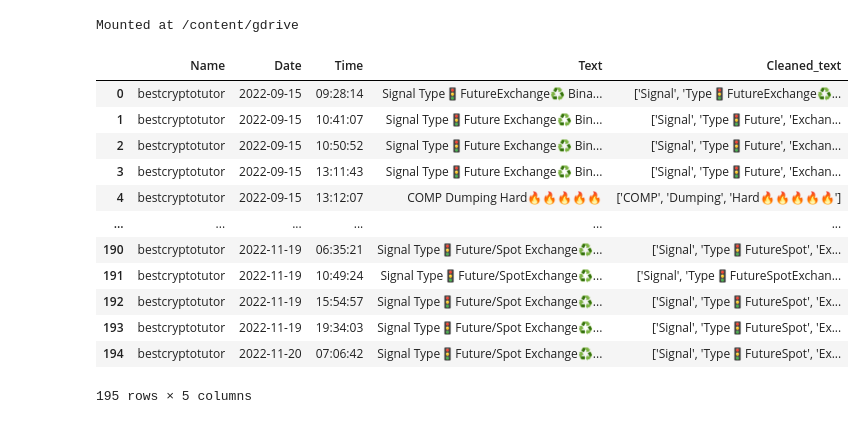
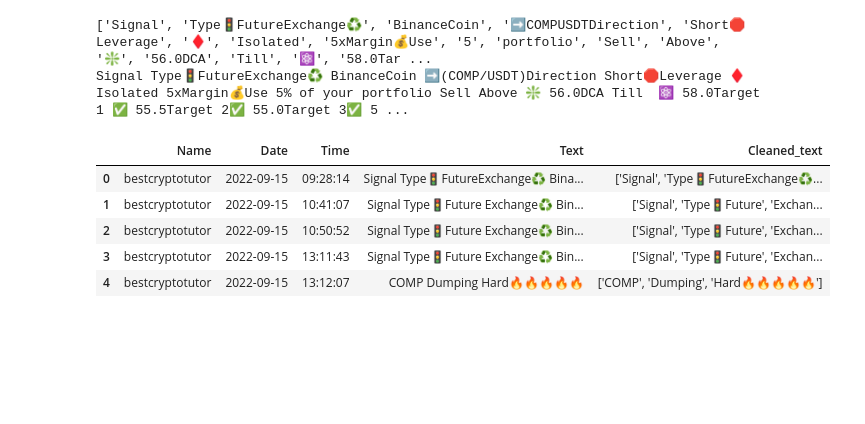
Before and after one commit to Sammam-Sohail/FinalYear, a Jupyter notebook: Channels/bestcryptotutor/bestcryptotutor.ipynb, the cells around one changed output. Cells and saved outputs as stored; diff of their text form; code cells hidden in the pictures; blank space fills up the shorter version.

```diff
--- a/Channels/bestcryptotutor/bestcryptotutor.ipynb
+++ b/Channels/bestcryptotutor/bestcryptotutor.ipynb
@@ -1,8 +1,3 @@
-# %%
-from google.colab import drive
-drive.mount('/content/gdrive')
-# %% [output]
-Mounted at /content/gdrive
 # %%
 import pandas as pd
 import re
@@ -9,19 +5,17 @@ import re
 # %%
 colnames=['Name','Date','Time', 'Text','Cleaned_text']
-df = pd.read_csv('/content/gdrive/MyDrive/FinalYear/Models/s/Channels/bestcryptotutor/1_bestcryptotutor.csv',header=None,names = colnames)
-df
+exchanges = ['BINANCE', 'BYBIT', 'FTX', 'HUOBI', 'KUCOIN', 'POLONIEX','KRAKEN']
+df = pd.read_csv('./1_bestcryptotutor.csv',names = colnames,header=None)
+print(df['Cleaned_text'][0])
+print(df['Text'][0])
+df.head()
 # %% [output]
+['Signal', 'Type🚦FutureExchange♻️', 'BinanceCoin', '➡️COMPUSDTDirection', 'Short🛑Leverage', '♦️', 'Isolated', '5xMargin💰Use', '5', 'portfolio', 'Sell', 'Above', '❇️', '56.0DCA', 'Till', '⚛️', '58.0Tar ...
+Signal Type🚦FutureExchange♻️ BinanceCoin ➡️(COMP/USDT)Direction Short🛑Leverage ♦️ Isolated 5xMargin💰Use 5% of your portfolio Sell Above ❇️ 56.0DCA Till  ⚛️ 58.0Target 1 ✅ 55.5Target 2✅ 55.0Target 3✅ 5 ...
 |  | Name | Date | Time | Text | Cleaned_text |
 | 0 | bestcryptotutor | 2022-09-15 | 09:28:14 | Signal Type🚦FutureExchange♻️ Bina... | ['Signal', 'Type🚦FutureExchange♻️... |
 | 1 | bestcryptotutor | 2022-09-15 | 10:41:07 | Signal Type🚦Future Exchange♻️ Bin... | ['Signal', 'Type🚦Future', 'Exchan... |
 | 2 | bestcryptotutor | 2022-09-15 | 10:50:52 | Signal Type🚦Future Exchange♻️ Bin... | ['Signal', 'Type🚦Future', 'Exchan... |
 | 3 | bestcryptotutor | 2022-09-15 | 13:11:43 | Signal Type🚦Future Exchange♻️ Bin... | ['Signal', 'Type🚦Future', 'Exchan... |
 | 4 | bestcryptotutor | 2022-09-15 | 13:12:07 | COMP Dumping Hard🔥🔥🔥🔥🔥 | ['COMP', 'Dumping', 'Hard🔥🔥🔥🔥🔥'] |
-| ... | ... | ... | ... | ... | ... |
-| 190 | bestcryptotutor | 2022-11-19 | 06:35:21 | Signal Type🚦Future/Spot Exchange♻... | ['Signal', 'Type🚦FutureSpot', 'Ex... |
-| 191 | bestcryptotutor | 2022-11-19 | 10:49:24 | Signal Type🚦Future/SpotExchange♻️... | ['Signal', 'Type🚦FutureSpotExchan... |
-| 192 | bestcryptotutor | 2022-11-19 | 15:54:57 | Signal Type🚦Future/Spot Exchange♻... | ['Signal', 'Type🚦FutureSpot', 'Ex... |
-| 193 | bestcryptotutor | 2022-11-19 | 19:34:03 | Signal Type🚦Future/Spot Exchange♻... | ['Signal', 'Type🚦FutureSpot', 'Ex... |
-| 194 | bestcryptotutor | 2022-11-20 | 07:06:42 | Signal Type🚦Future/Spot Exchange♻... | ['Signal', 'Type🚦FutureSpot', 'Ex... |
-195 rows × 5 columns
 # %%
```
Also changed, not shown: parts of 3 cells of this notebook, 7 other files.
